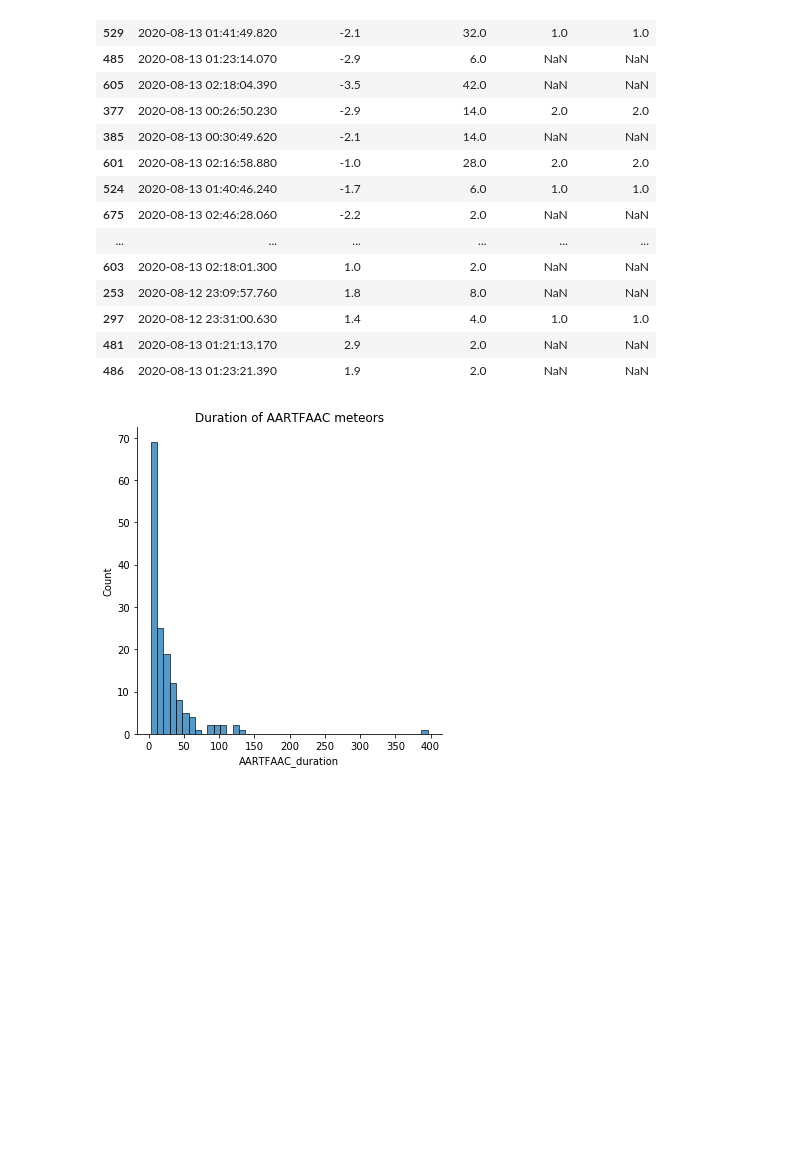
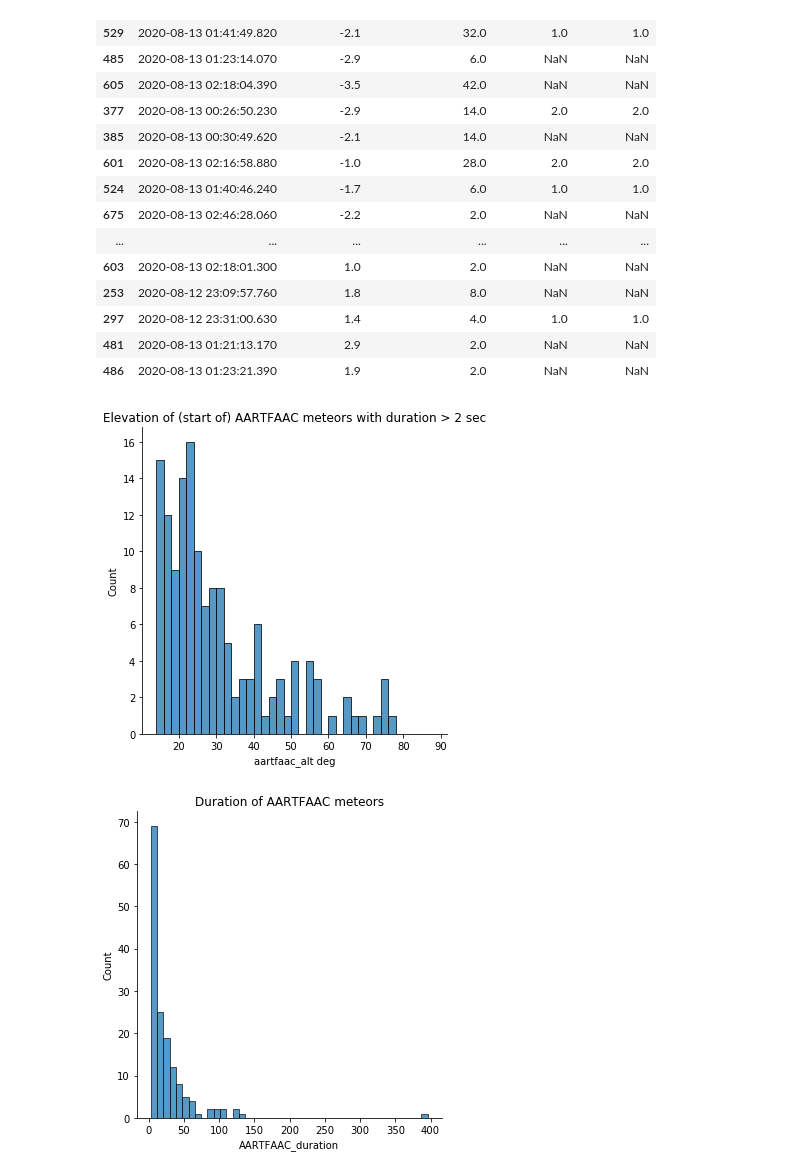
Before and after one commit to tammojan/perseids2020, a Jupyter notebook: explore_perseids.ipynb, the cells around one changed output. Cells and saved outputs as stored; diff of their text form; code cells hidden in the pictures; blank space fills up the shorter version.

Commit message:
Add altitude histogram

```diff
--- a/explore_perseids.ipynb
+++ b/explore_perseids.ipynb
@@ -8,6 +10,10 @@ import numpy as np
 import pandas as pd
 # %%
 import seaborn as sns
+# %%
+aartfaac = EarthLocation(
+    EarthLocation(lat=52.9153 * u.deg, lon=6.8698 * u.deg, height=20 * u.m)
+)
 # %%
 camsdata = pd.read_fwf(
     "../felix2/SummaryMeteorLog CAMS Benelux 120820 .txt",
@@ -33,3 +53,16 @@ camsdata["astropytime_end"] = (
+# %%
+aartfaac_altaz = AltAz(
+    location=EarthLocation(
+        lat=camsdata["LatBeg +N deg"].values * u.deg,
+        lon=camsdata["LonBeg +E deg"].values * u.deg,
+    ),
+    distance=camsdata["Hbeg km"].values * u.km,
+    az=0 * u.deg,
+    alt=90 * u.deg,
+    obstime=camsdata["astropytime_beg"]
+).transform_to(AltAz(location=aartfaac, obstime=camsdata["astropytime_beg"]))
+# %%
+camsdata["aartfaac_alt deg"] = aartfaac_altaz.alt.deg
 # %%
 # Remove duplicates from camsdata
 camsdata = camsdata.drop([58, 72, 172, 515, 528, 690])
@@ -111,6 +144,13 @@ camsdata[(~camsdata["Is_Perseid"]) & (camsdata["AARTFAAC"] > 0)].sort_values(
 | 297 | 2020-08-12 23:31:00.630 | 1.4 | 4.0 | 1.0 | 1.0 |
 | 481 | 2020-08-13 01:21:13.170 | 2.9 | 2.0 | NaN | NaN |
 | 486 | 2020-08-13 01:23:21.390 | 1.9 | 2.0 | NaN | NaN |
+# %%
+sns.displot(
+    camsdata[camsdata["AARTFAAC_duration"] > 2]["aartfaac_alt deg"], bins=np.arange(14,90,2)
+)
+plt.title("Elevation of (start of) AARTFAAC meteors with duration > 2 sec");
+# %% [output]
+[figure, added]
 # %%
 sns.displot(
     camsdata[
```
Also changed, not shown: parts of 6 cells of this notebook.
